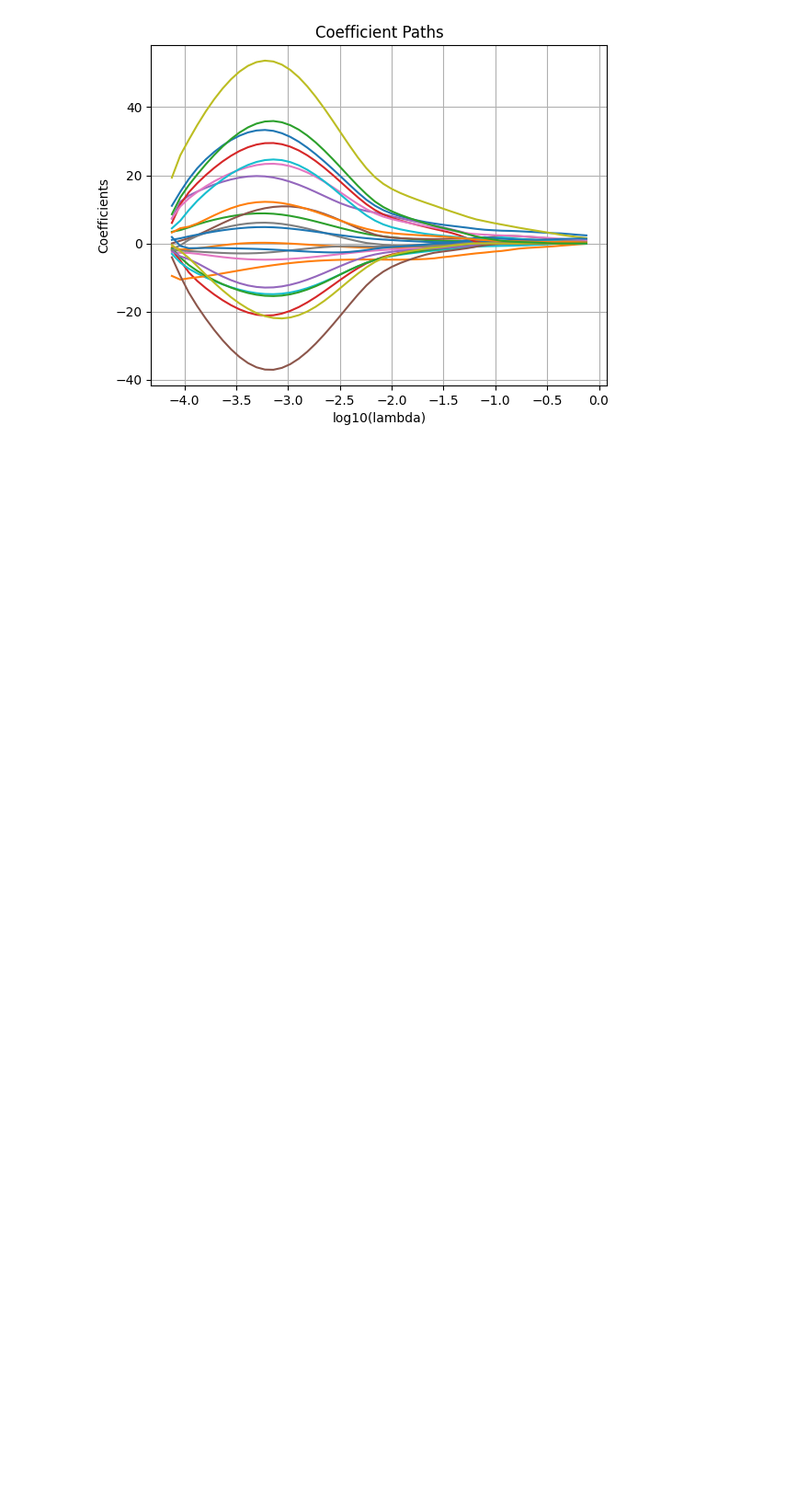
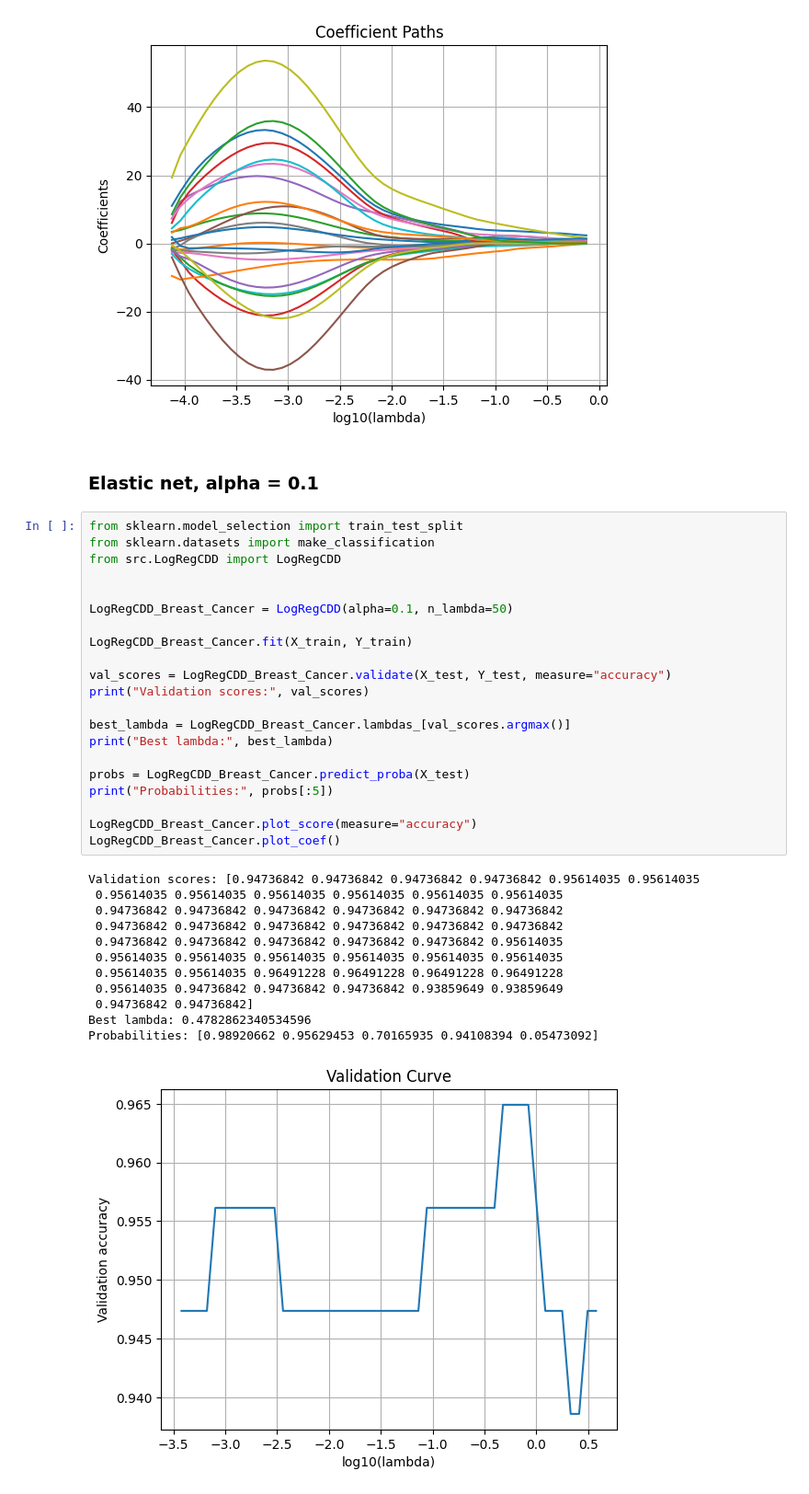
Before and after one commit to CyprienFOURCROY/AdvancedML_Project, a Jupyter notebook: notebooks/main.ipynb, the cells around one changed output. Shown at 92% size. Drawn from its saved outputs; the diff is of its cells as text; blank space fills up the shorter version.

Commit message:
add tests on real dataset

```diff
--- a/notebooks/main.ipynb
+++ b/notebooks/main.ipynb
@@ -83,3 +89,39 @@ Best lambda: 0.00016040122209682814
 Probabilities: [0.99861348 0.97775226 0.74409544 0.96490751 0.01938569]
 [figure]
 [figure]
+# %% [markdown]
+### Elastic net, alpha = 0.1
+# %%
+from sklearn.model_selection import train_test_split
+from sklearn.datasets import make_classification
+from src.LogRegCDD import LogRegCDD
+
+
+LogRegCDD_Breast_Cancer = LogRegCDD(alpha=0.1, n_lambda=50)
+
+LogRegCDD_Breast_Cancer.fit(X_train, Y_train)
+
+val_scores = LogRegCDD_Breast_Cancer.validate(X_test, Y_test, measure="accuracy")
+print("Validation scores:", val_scores)
+
+best_lambda = LogRegCDD_Breast_Cancer.lambdas_[val_scores.argmax()]
+print("Best lambda:", best_lambda)
+
+probs = LogRegCDD_Breast_Cancer.predict_proba(X_test)
+print("Probabilities:", probs[:5])
+
+LogRegCDD_Breast_Cancer.plot_score(measure="accuracy")
+LogRegCDD_Breast_Cancer.plot_coef()
+# %% [output]
+Validation scores: [0.94736842 0.94736842 0.94736842 0.94736842 0.95614035 0.95614035
+ 0.95614035 0.95614035 0.95614035 0.95614035 0.95614035 0.95614035
+ 0.94736842 0.94736842 0.94736842 0.94736842 0.94736842 0.94736842
+ 0.94736842 0.94736842 0.94736842 0.94736842 0.94736842 0.94736842
+ 0.94736842 0.94736842 0.94736842 0.94736842 0.94736842 0.95614035
+ 0.95614035 0.95614035 0.95614035 0.95614035 0.95614035 0.95614035
+ 0.95614035 0.95614035 0.96491228 0.96491228 0.96491228 0.96491228
+ 0.95614035 0.94736842 0.94736842 0.94736842 0.93859649 0.93859649
+ 0.94736842 0.94736842]
+Best lambda: 0.4782862340534596
+Probabilities: [0.98920662 0.95629453 0.70165935 0.94108394 0.05473092]
+[figure, added]
```
Also changed, not shown: parts of 20 cells of this notebook.
